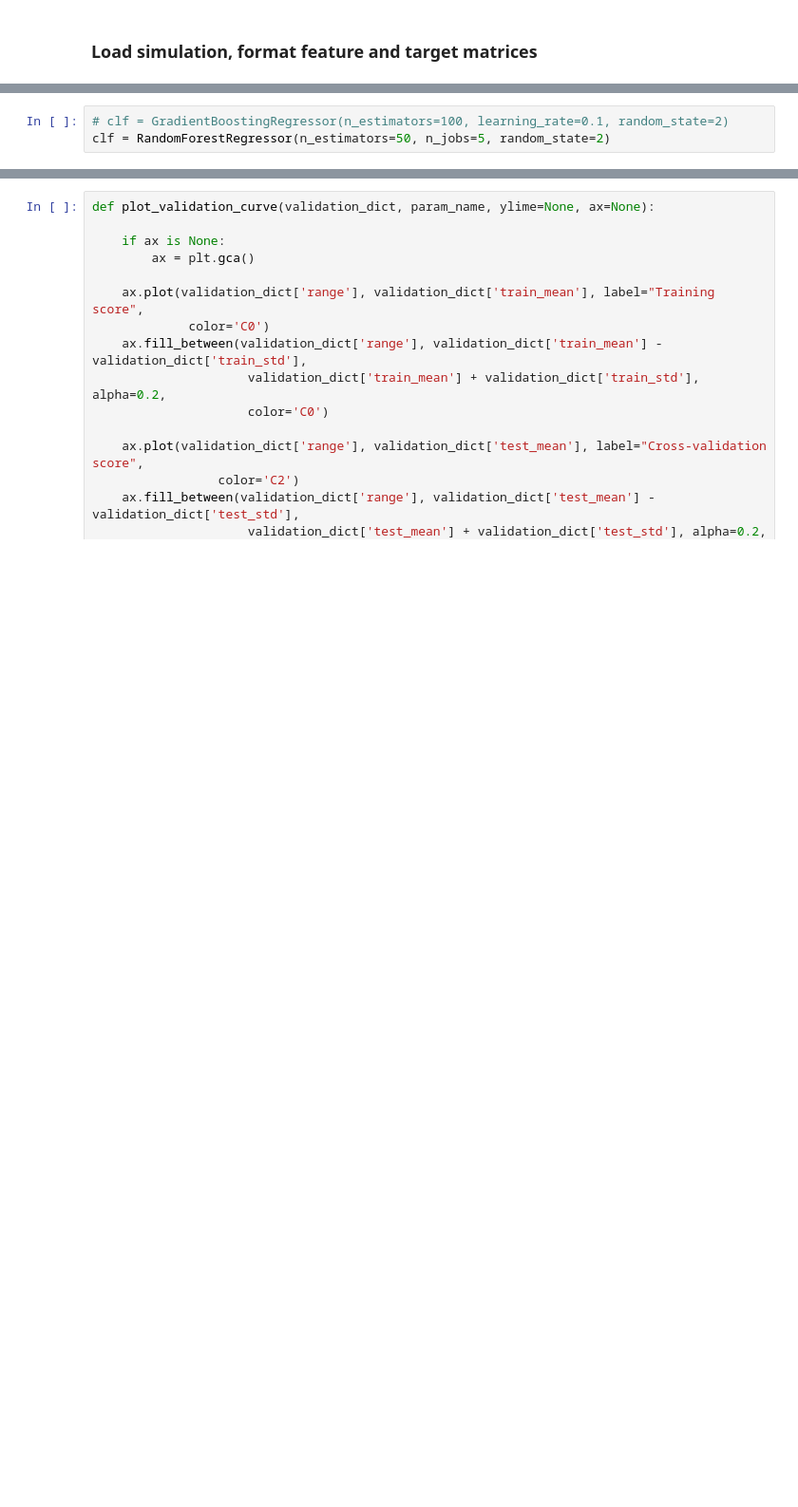
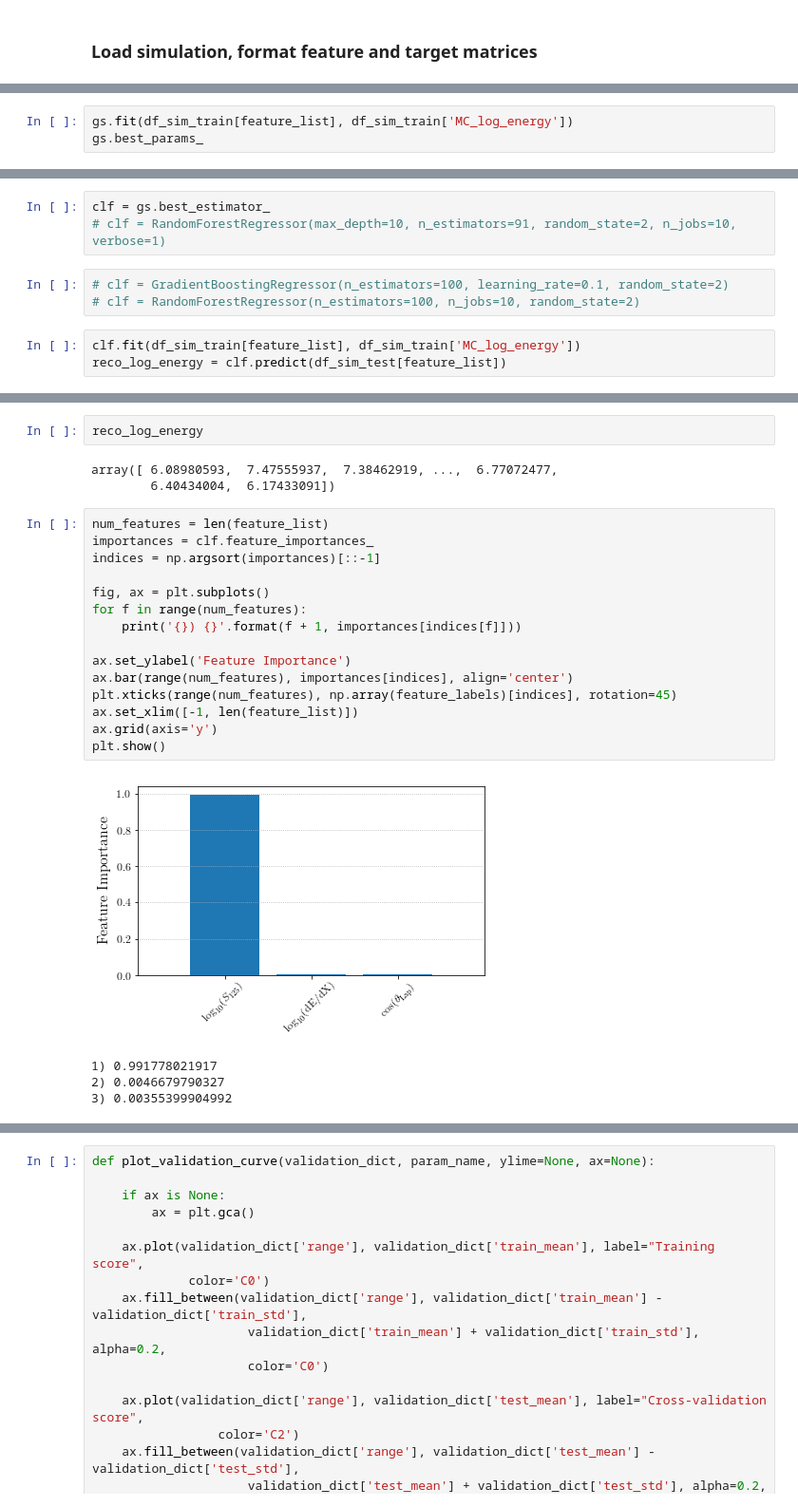
Before and after one commit to jrbourbeau/cr-composition, a Jupyter notebook: notebooks/energy-reco.ipynb, the cells around one changed output, grey strips where cells are left out. Shown at 95% size. Drawn from its saved outputs; the diff is of its cells as text; blank space fills up the shorter version.

```diff
--- a/notebooks/energy-reco.ipynb
+++ b/notebooks/energy-reco.ipynb
@@ -104,0 +154,3 @@ sim_train.X.shape
+# %%
+gs.fit(df_sim_train[feature_list], df_sim_train['MC_log_energy'])
+gs.best_params_
@@ -105,3 +195,9 @@ sim_train.X.shape
+# %%
+clf = gs.best_estimator_
+# clf = RandomForestRegressor(max_depth=10, n_estimators=91, random_state=2, n_jobs=10, verbose=1)
 # %%
 # clf = GradientBoostingRegressor(n_estimators=100, learning_rate=0.1, random_state=2)
-clf = RandomForestRegressor(n_estimators=50, n_jobs=5, random_state=2)
+# clf = RandomForestRegressor(n_estimators=100, n_jobs=10, random_state=2)
+# %%
+clf.fit(df_sim_train[feature_list], df_sim_train['MC_log_energy'])
+reco_log_energy = clf.predict(df_sim_test[feature_list])
@@ -107,0 +207,25 @@ clf = RandomForestRegressor(n_estimators=50, n_jobs=5, random_state=2)
+# %%
+reco_log_energy
+# %% [output]
+array([ 6.08980593,  7.47555937,  7.38462919, ...,  6.77072477,
+        6.40434004,  6.17433091])
+# %%
+num_features = len(feature_list)
+importances = clf.feature_importances_
+indices = np.argsort(importances)[::-1]
+
+fig, ax = plt.subplots()
+for f in range(num_features):
+    print('{}) {}'.format(f + 1, importances[indices[f]]))
+
+ax.set_ylabel('Feature Importance')
+ax.bar(range(num_features), importances[indices], align='center')
+plt.xticks(range(num_features), np.array(feature_labels)[indices], rotation=45)
+ax.set_xlim([-1, len(feature_list)])
+ax.grid(axis='y')
+plt.show()
+# %% [output]
+[figure, added]
+1) 0.991778021917
+2) 0.0046679790327
+3) 0.00355399904992
```
Also changed, not shown: parts of 29 cells of this notebook, 19 other files.
